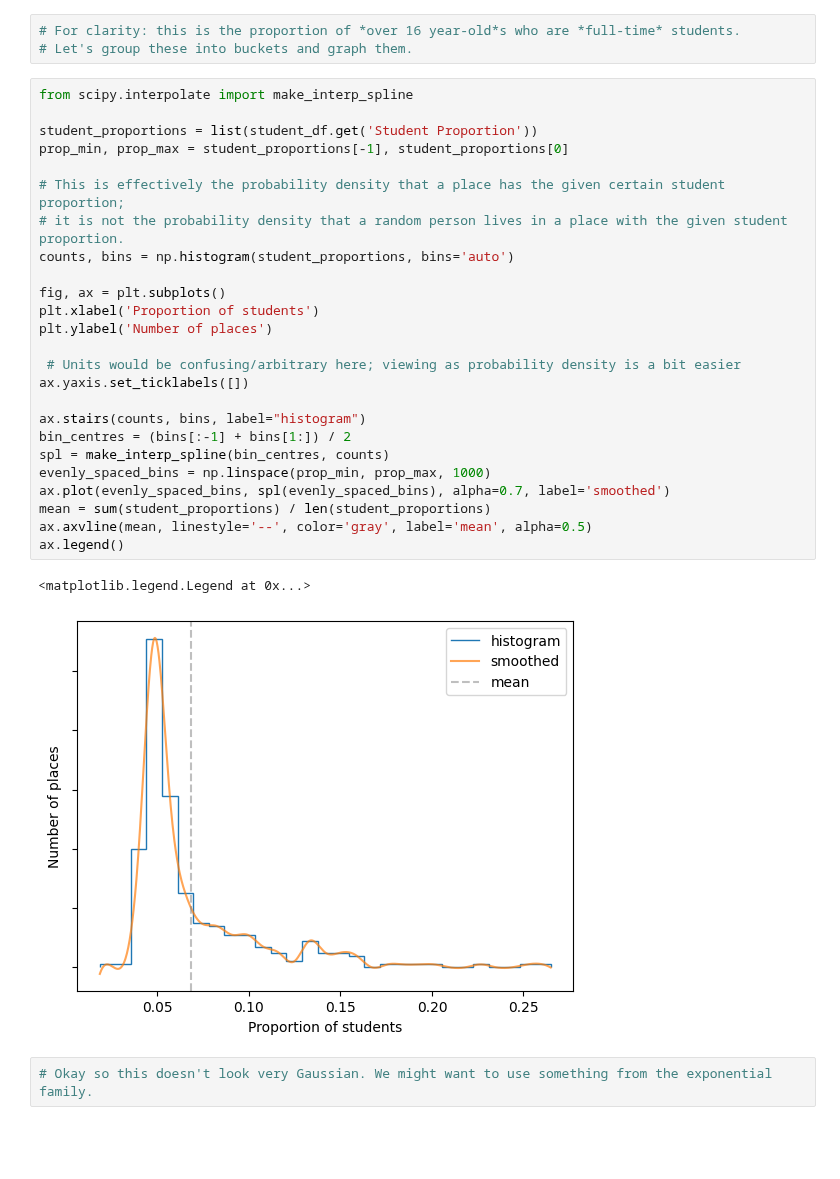
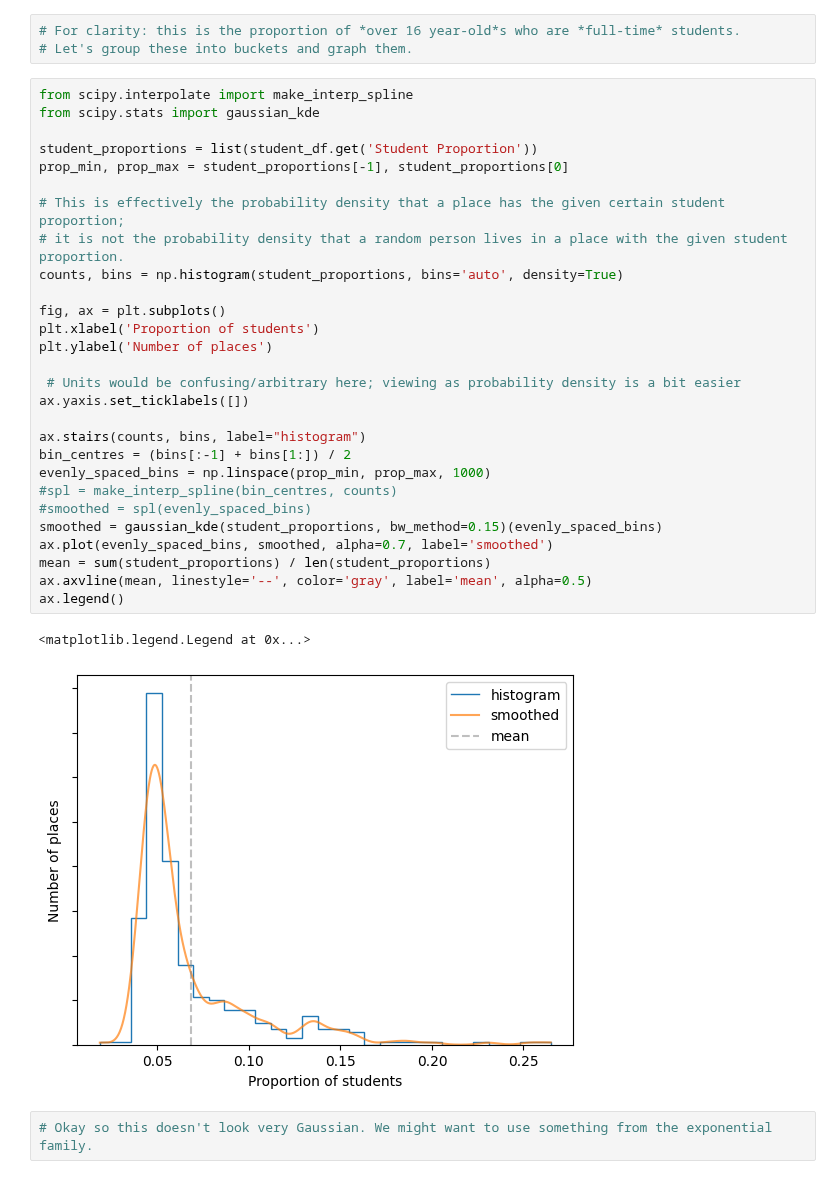
Before and after one commit to JDS289/BaLD4LLM, a Jupyter notebook: Practical_3.ipynb, the cells around one changed output. Cells and saved outputs as stored; diff of their text form; blank space fills up the shorter version.

```diff
--- a/Practical_3.ipynb
+++ b/Practical_3.ipynb
@@ -742,32 +742,35 @@ Isles of Scilly                        0.018486
 # Let's group these into buckets and graph them.
 # %%
 from scipy.interpolate import make_interp_spline
+from scipy.stats import gaussian_kde
 
 student_proportions = list(student_df.get('Student Proportion'))
 prop_min, prop_max = student_proportions[-1], student_proportions[0]
 
 # This is effectively the probability density that a place has the given certain student proportion;
 # it is not the probability density that a random person lives in a place with the given student proportion.
-counts, bins = np.histogram(student_proportions, bins='auto')
+counts, bins = np.histogram(student_proportions, bins='auto', density=True)
 
 fig, ax = plt.subplots()
 plt.xlabel('Proportion of students')
 plt.ylabel('Number of places')
 
  # Units would be confusing/arbitrary here; viewing as probability density is a bit easier
 ax.yaxis.set_ticklabels([])
 
 ax.stairs(counts, bins, label="histogram")
 bin_centres = (bins[:-1] + bins[1:]) / 2
-spl = make_interp_spline(bin_centres, counts)
 evenly_spaced_bins = np.linspace(prop_min, prop_max, 1000)
-ax.plot(evenly_spaced_bins, spl(evenly_spaced_bins), alpha=0.7, label='smoothed')
+#spl = make_interp_spline(bin_centres, counts)
+#smoothed = spl(evenly_spaced_bins)
+smoothed = gaussian_kde(student_proportions, bw_method=0.15)(evenly_spaced_bins)
+ax.plot(evenly_spaced_bins, smoothed, alpha=0.7, label='smoothed')
 mean = sum(student_proportions) / len(student_proportions)
 ax.axvline(mean, linestyle='--', color='gray', label='mean', alpha=0.5)
 ax.legend()
 # %% [output]
 <matplotlib.legend.Legend at 0x...>
-[figure, old version]
+[figure, new version]
 # %%
 # Okay so this doesn't look very Gaussian. We might want to use something from the exponential family.
 # %%
```
